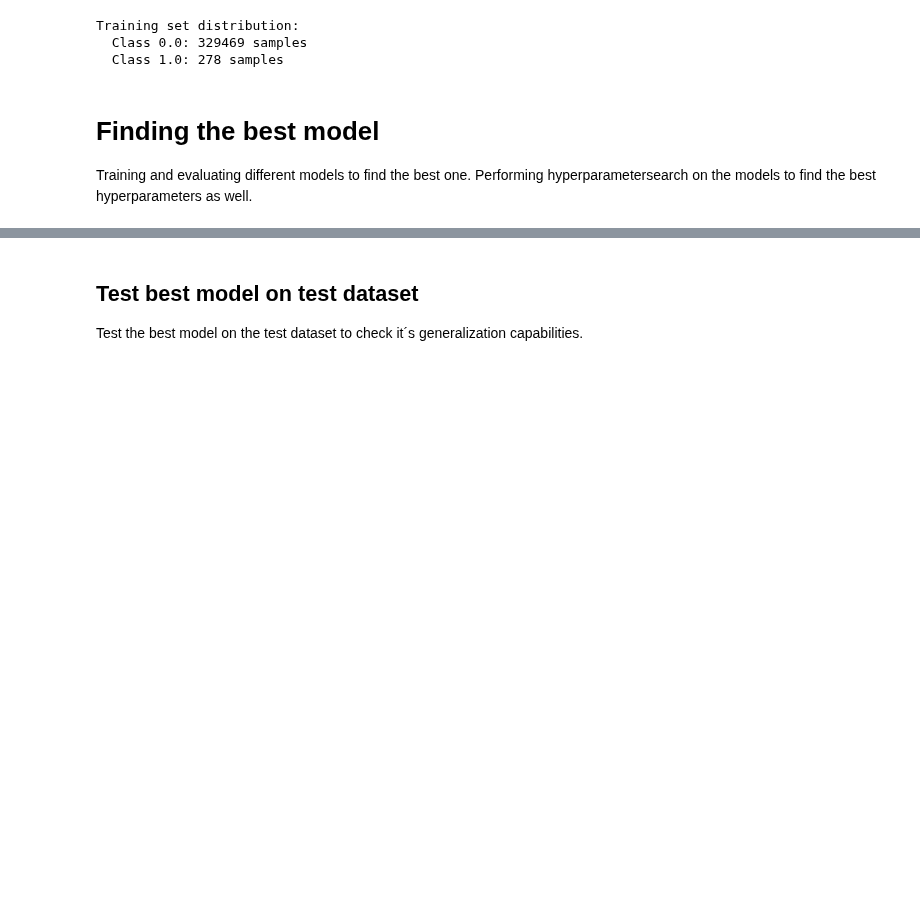
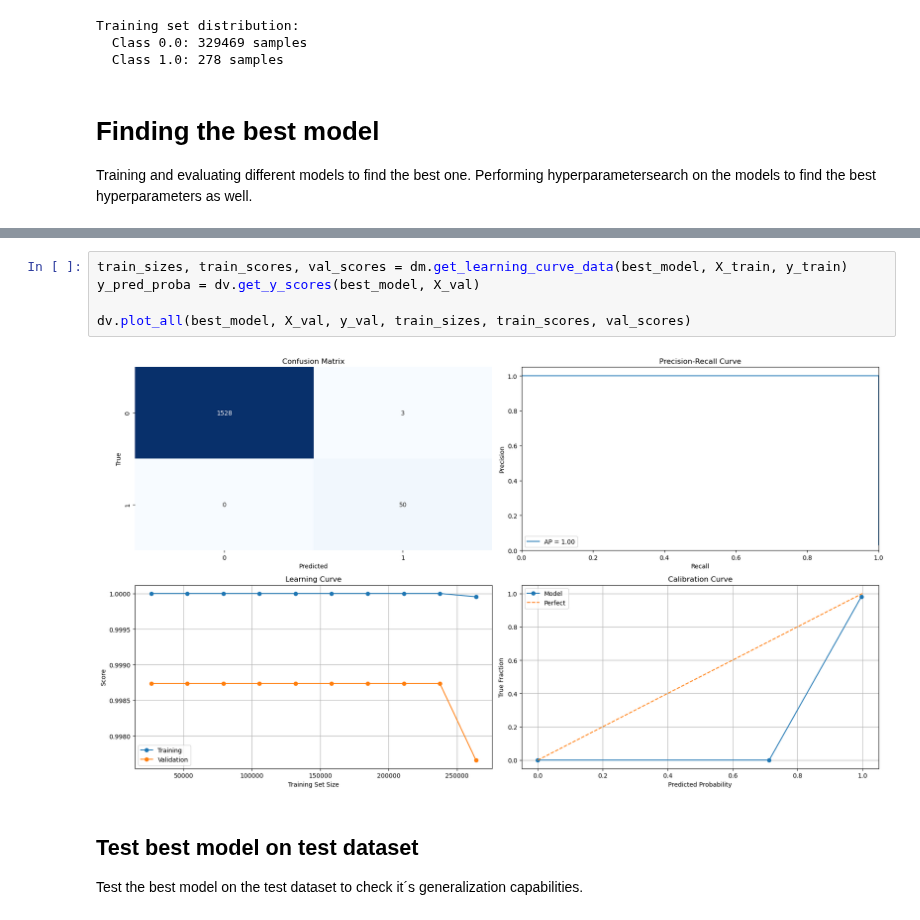
Before and after one commit to KaroGil/master_plug_prediction, a Jupyter notebook: notebooks/modeling.ipynb, the cells around one changed output, grey strips where cells are left out. Drawn from its saved outputs; the diff is of its cells as text; blank space fills up the shorter version.

```diff
--- a/notebooks/modeling.ipynb
+++ b/notebooks/modeling.ipynb
@@ -175,3 +133,10 @@ Visualizing SVM performance on validation set:
+# %%
+train_sizes, train_scores, val_scores = dm.get_learning_curve_data(best_model, X_train, y_train)
+y_pred_proba = dv.get_y_scores(best_model, X_val)
+
+dv.plot_all(best_model, X_val, y_val, train_sizes, train_scores, val_scores)
+# %% [output]
+[figure, added]
 # %% [markdown]
 ## Test best model on test dataset
 Test the best model on the test dataset to check it´s generalization capabilities.
```
Also changed, not shown: parts of 9 cells of this notebook, 3 other files.
